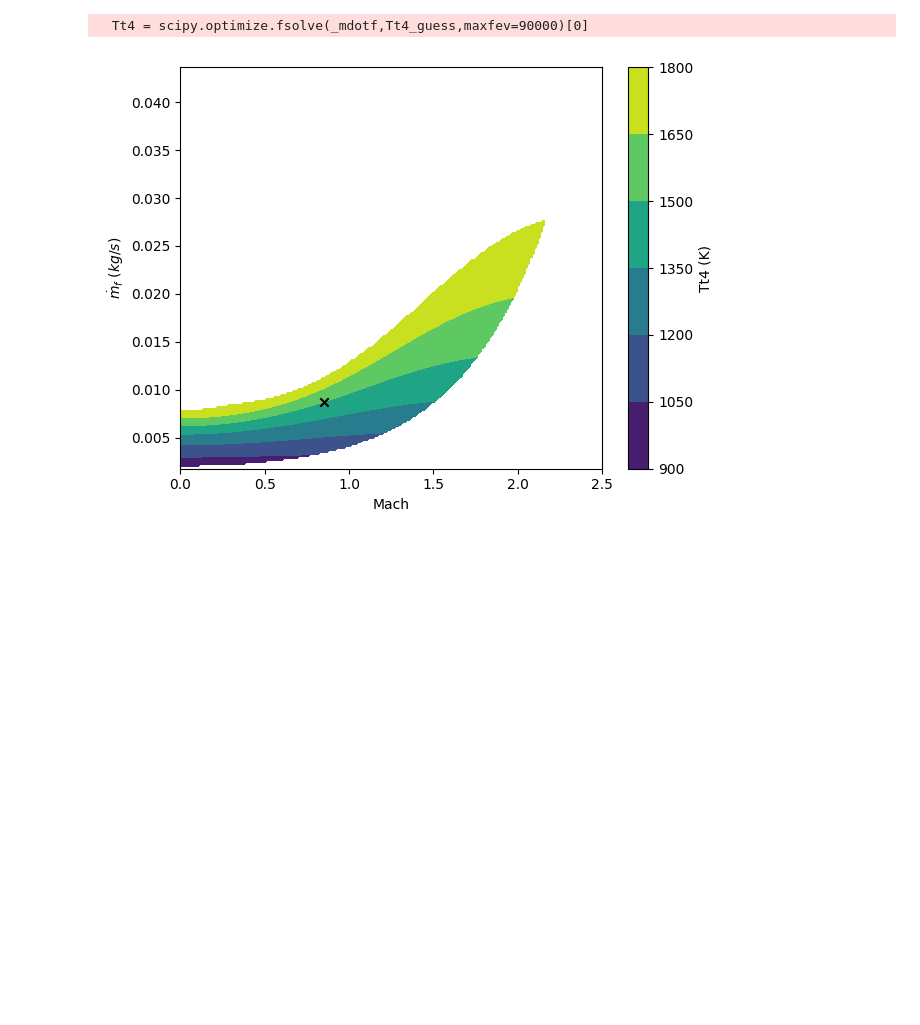
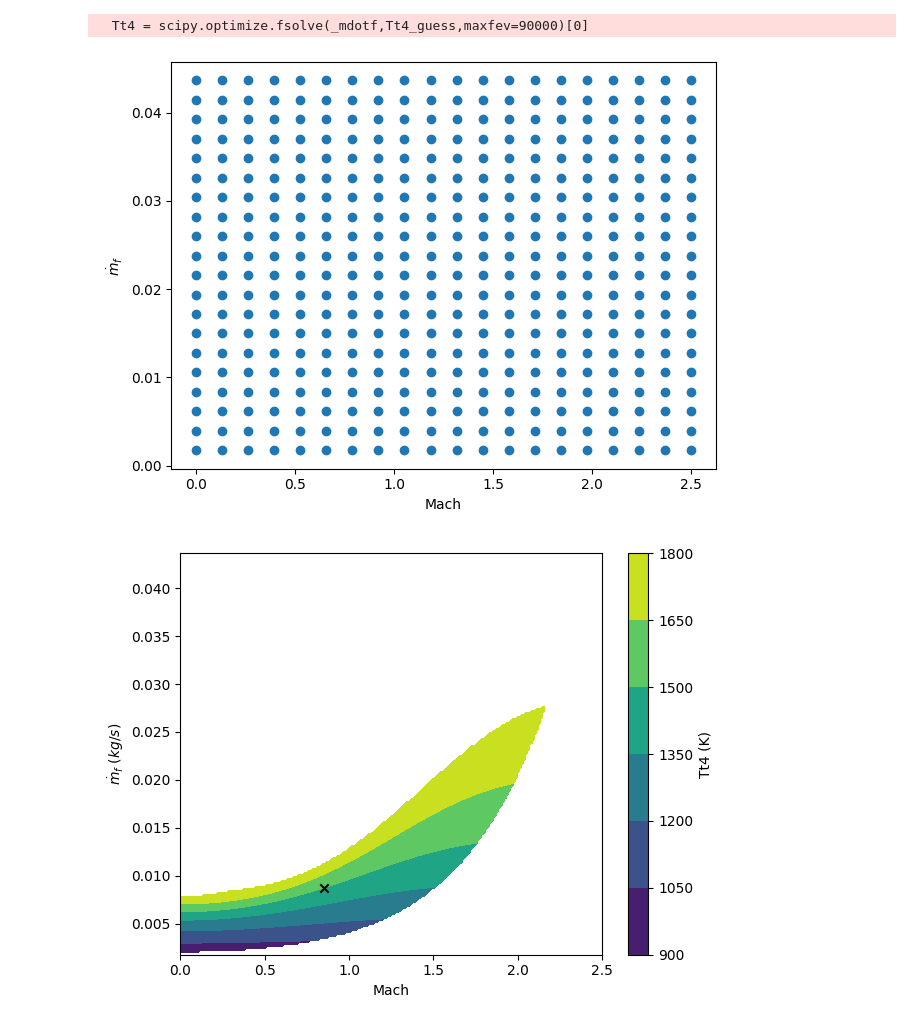
Before and after one commit to RileyKyle/Prop_2_Assignments, a Jupyter notebook: project_2/prop2project2_2.ipynb, the cells around one changed output. Drawn from its saved outputs; the diff is of its cells as text; code cells hidden in the pictures; blank space fills up the shorter version.

```diff
--- a/project_2/prop2project2_2.ipynb
+++ b/project_2/prop2project2_2.ipynb
@@ -38,7 +38,7 @@ P0_list = np.array([101325 , 61640.235,35651 ,19330.405])
 rho0_list = P0_list/(R*T0_list)
 a0_list = np.sqrt(gamma*R*T0_list)
 # %%
-n = 200
+n = 20
 Alt_size = Alt_list.size
 
 M0 = np.linspace(0,2.5,n)
@@ -46,8 +46,16 @@ m_dot_f = np.linspace(.2,5,n) * m_dot_fR
 
 M0, m_dot_f = np.meshgrid(M0,m_dot_f)
 
+plt.scatter(M0,m_dot_f)
+
+plt.xlabel('Mach')
+plt.ylabel(r'$\dot{m}_f$')
+plt.tight_layout()
+plt.savefig(r'test_points.png', dpi=1200)
+
 M0 = np.matrix.flatten(M0)
 m_dot_f = np.matrix.flatten(m_dot_f)
+
 
 #M0 = np.array([0.85])
 #m_dot_f =  np.array([m_dot_fR])
@@ -76,7 +84,7 @@ def eta_c_fit(Tt4):
         d = 0.0155
         return a + b*x + c*x**2 + d*x**3
 
-def corr_rpm_fit(pi_c):
+def corr_pm_fit(pi_c):
     x = pi_c
     aa = 22352.47
     bb = 3718.445
@@ -122,33 +130,34 @@ for i in range(M0.size):
 
     eta_c = eta_c_fit(Tt4)
 
 
     Tt8 = Tt4 * tau_t
     Pt8 = Pt2 * pi_c * pi_b * pi_t
 
     T8 = Tt8 / (1 + (gamma-1)/2 * M8**2)
     P8 = Pt8 / (1 + (gamma-1)/2 * M8**2)**(gamma/(gamma-1))
 
     u8 = M8 * np.sqrt(gamma*R*T8)
 
 
 
     Tt4_plot[i] = Tt4
     rpm_plot[i] = corr_rpm
     pi_c_plot[i] = pi_c
     spill_plot[i] = (m_dot_air-m_dot_no_spill)
     Thrust_plot[i] = (m_dot_air) * (u8 - u0) + (P8 - P0) * A8
 
 
     if Tt4 > Tt4_max or Tt4 <= Tt0 or Tt4 == Tt4_guess or pi_c > pi_c_max or pi_c < pi_c_min or corr_rpm > rpm_max:
         Tt4_plot[i] = np.nan
         pi_c_plot[i] = np.nan
         rpm_plot[i] = np.nan
         Thrust_plot[i] = np.nan
         spill_plot[i] = np.nan
         continue
 # %% [output]
   Tt4 = scipy.optimize.fsolve(_mdotf,Tt4_guess,maxfev=90000)[0]
+[figure, added]
 # %%
 Tt4_plot = np.reshape(Tt4_plot,(n,n))
 rpm_plot = np.reshape(rpm_plot,(n,n))
```
Also changed, not shown: 9 other files.
